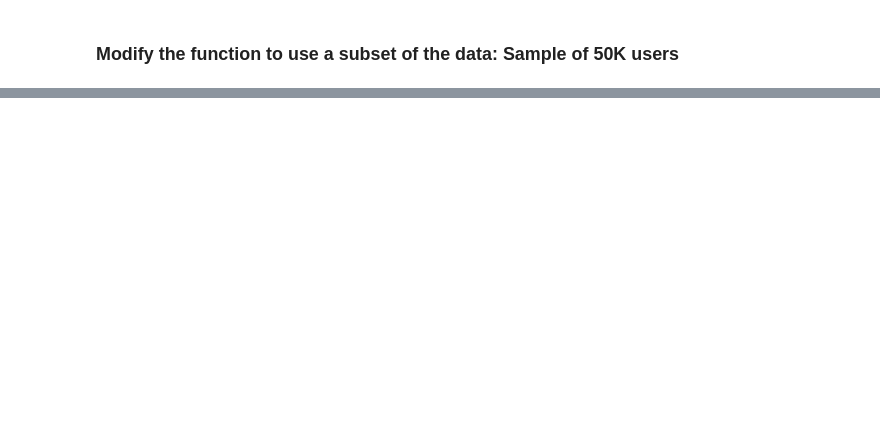
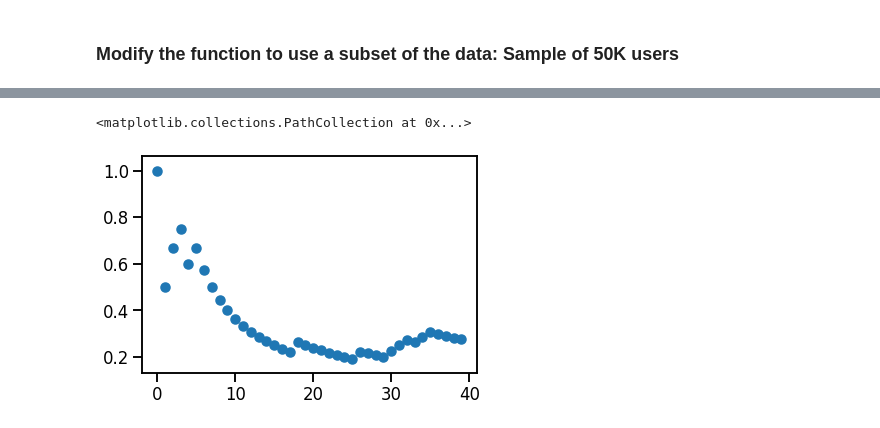
Before and after one commit to Riiid-Team/AI-Learning, a Jupyter notebook: MVP-Ortiz.ipynb, the cells around one changed output, grey strips where cells are left out. Saved outputs shown, nothing was run; the diff lists cells and outputs as text; code cells hidden in the pictures; blank space fills up the shorter version.

```diff
--- a/MVP-Ortiz.ipynb
+++ b/MVP-Ortiz.ipynb
@@ -452,0 +548,2 @@ test.to_csv('mvp_50_test.csv', index=False)
+# %%
+user = train.loc[train.user_id == 24600]
@@ -452,0 +605,8 @@ test.to_csv('mvp_50_test.csv', index=False)
+# %%
+# Calculating the cumulative accuracy of a single user
+plt.scatter(x=range(0, len(user.timestamp)),
+            y=user.answered_correctly.cumsum()
+              / range(1, len(user.answered_correctly)+1))
+# %% [output]
+<matplotlib.collections.PathCollection at 0x...>
+[figure, added]
```
Also changed, not shown: parts of 22 cells of this notebook.
